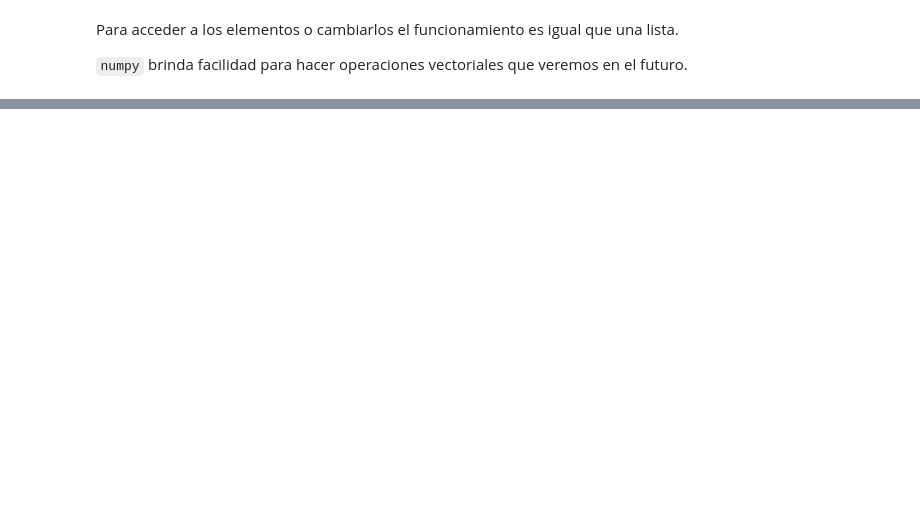
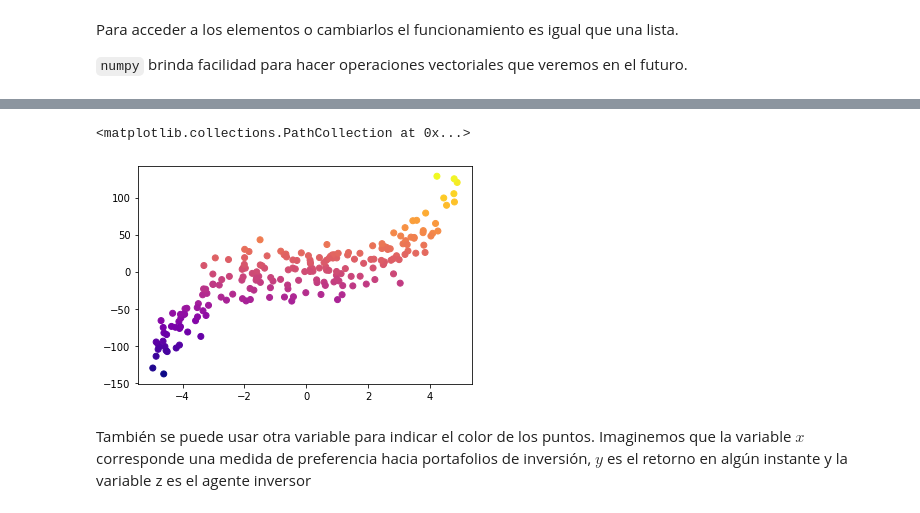
Before and after one commit to fjme95/python-para-la-ciencia-de-datos, a Jupyter notebook: 2_Estadística_básica_e_introducción_a_numpy.ipynb, the cells around one changed output, grey strips where cells are left out. Saved outputs shown, nothing was run; the diff lists cells and outputs as text; code cells hidden in the pictures; blank space fills up the shorter version.

```diff
--- a/2_Estadística_básica_e_introducción_a_numpy.ipynb
+++ b/2_Estadística_básica_e_introducción_a_numpy.ipynb
@@ -153,0 +218,8 @@ Para acceder a los elementos o cambiarlos el funcionamiento es igual que una lis
+# %%
+# Se elige otra paleta de colores
+plt.scatter(x, y, c = y, cmap = 'plasma')
+# %% [output]
+<matplotlib.collections.PathCollection at 0x...>
+[figure, added]
+# %% [markdown]
+También se puede usar otra variable para indicar el color de los puntos. Imaginemos que la variable $x$ corresponde una medida de preferencia hacia portafolios de inversión, $y$ es el retorno en algún instante y la variable z es el agente inversor
```
Also changed, not shown: parts of 19 cells of this notebook.
